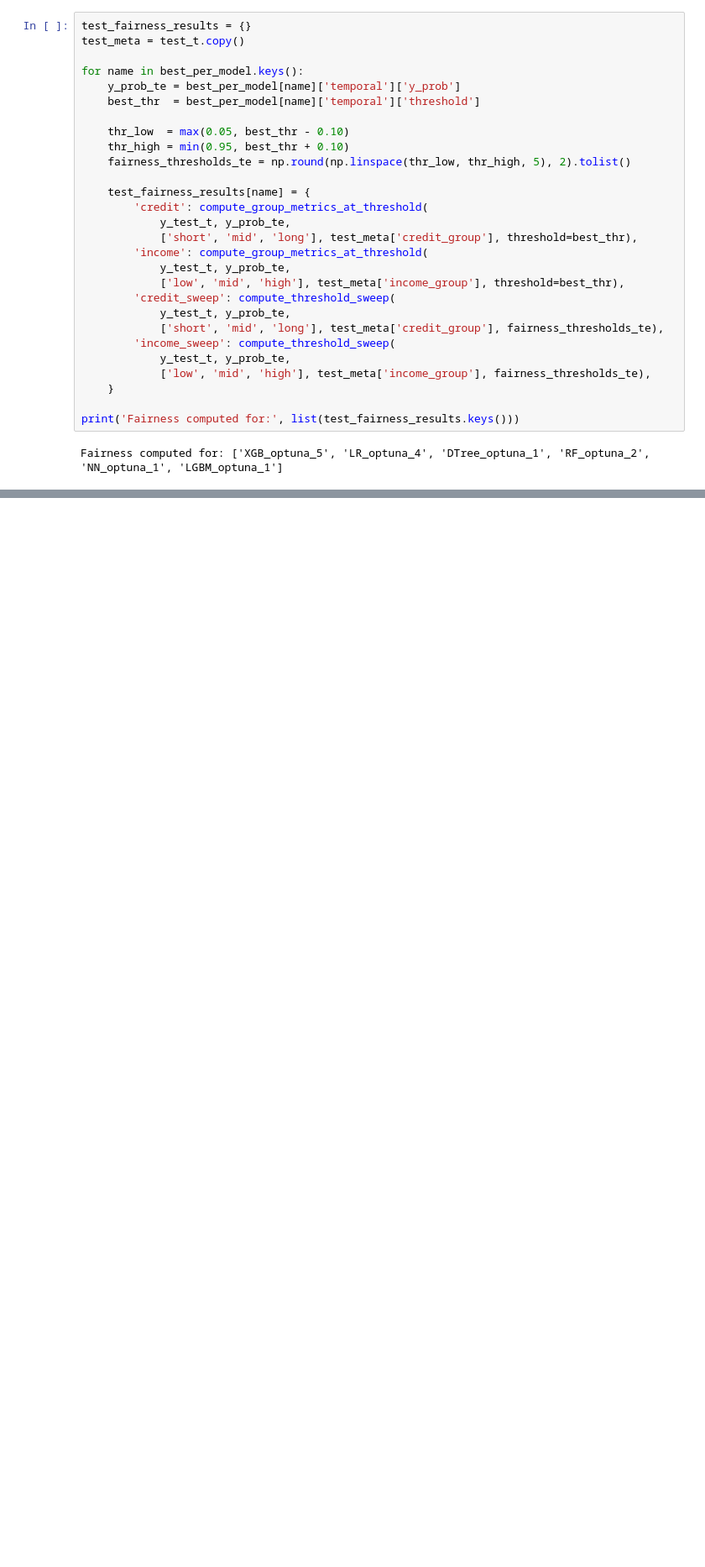
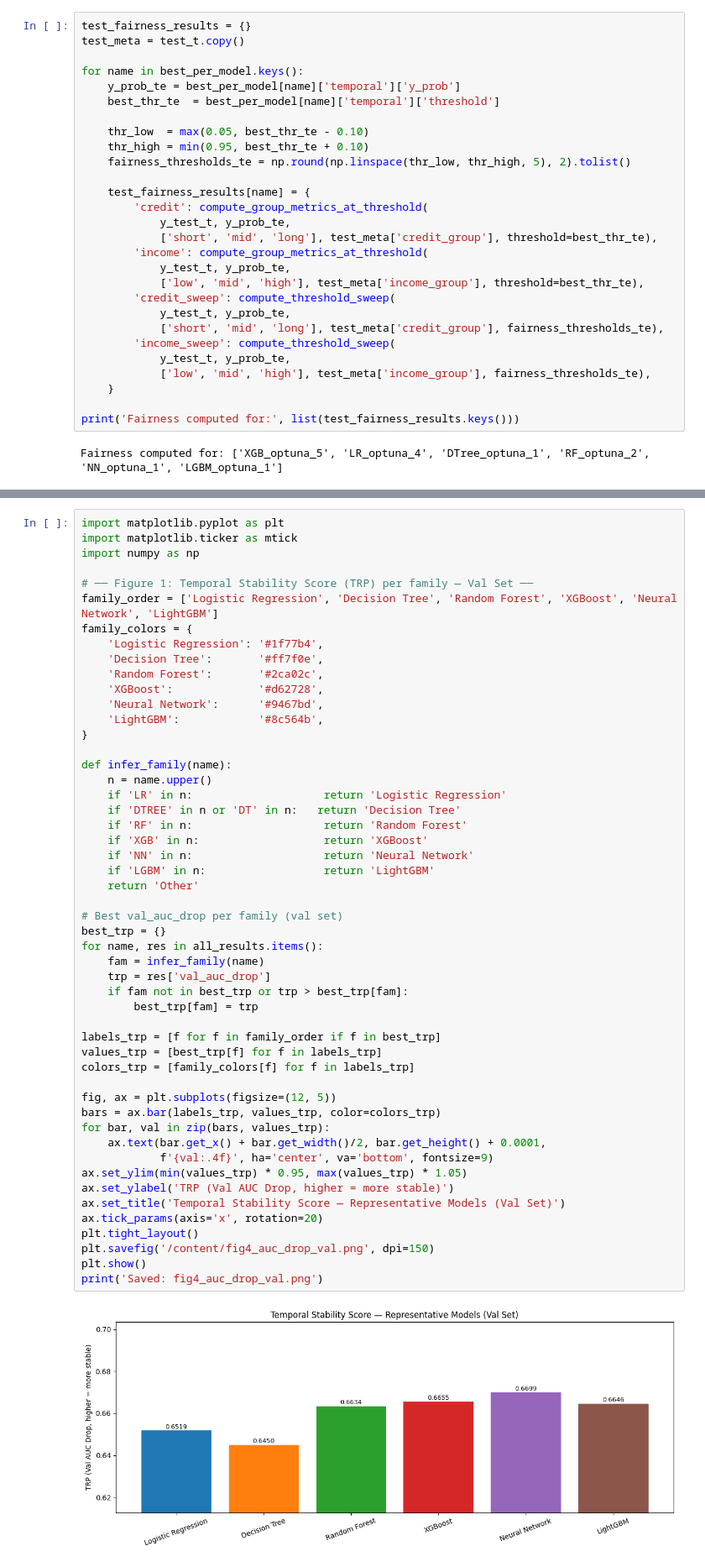
Before and after one commit to shree-sriadibhatla/CSCI-567-Project, a Jupyter notebook: lending_club_final_v8_2_new_auc_drop.ipynb, the cells around one changed output, grey strips where cells are left out. Shown at 84% size. Drawn from its saved outputs; the diff is of its cells as text; blank space fills up the shorter version.

```diff
--- a/lending_club_final_v8_2_new_auc_drop.ipynb
+++ b/lending_club_final_v8_2_new_auc_drop.ipynb
@@ -1366,19 +1364,19 @@ test_meta = test_t.copy()
 
 for name in best_per_model.keys():
     y_prob_te = best_per_model[name]['temporal']['y_prob']
-    best_thr  = best_per_model[name]['temporal']['threshold']
+    best_thr_te  = best_per_model[name]['temporal']['threshold']
 
-    thr_low  = max(0.05, best_thr - 0.10)
-    thr_high = min(0.95, best_thr + 0.10)
+    thr_low  = max(0.05, best_thr_te - 0.10)
+    thr_high = min(0.95, best_thr_te + 0.10)
     fairness_thresholds_te = np.round(np.linspace(thr_low, thr_high, 5), 2).tolist()
 
     test_fairness_results[name] = {
         'credit': compute_group_metrics_at_threshold(
             y_test_t, y_prob_te,
-            ['short', 'mid', 'long'], test_meta['credit_group'], threshold=best_thr),
+            ['short', 'mid', 'long'], test_meta['credit_group'], threshold=best_thr_te),
         'income': compute_group_metrics_at_threshold(
             y_test_t, y_prob_te,
-            ['low', 'mid', 'high'], test_meta['income_group'], threshold=best_thr),
+            ['low', 'mid', 'high'], test_meta['income_group'], threshold=best_thr_te),
         'credit_sweep': compute_threshold_sweep(
             y_test_t, y_prob_te,
             ['short', 'mid', 'long'], test_meta['credit_group'], fairness_thresholds_te),
@@ -1479,0 +1480,53 @@ DTree_optuna_1      0.14218             0.6723         0.6622   0.2124      0.44
+# %%
+import matplotlib.pyplot as plt
+import matplotlib.ticker as mtick
+import numpy as np
+
+# ── Figure 1: Temporal Stability Score (TRP) per family — Val Set ──
+family_order = ['Logistic Regression', 'Decision Tree', 'Random Forest', 'XGBoost', 'Neural Network', 'LightGBM']
+family_colors = {
+    'Logistic Regression': '#1f77b4',
+    'Decision Tree':       '#ff7f0e',
+    'Random Forest':       '#2ca02c',
+    'XGBoost':             '#d62728',
+    'Neural Network':      '#9467bd',
+    'LightGBM':            '#8c564b',
+}
+
+def infer_family(name):
+    n = name.upper()
+    if 'LR' in n:                    return 'Logistic Regression'
+    if 'DTREE' in n or 'DT' in n:   return 'Decision Tree'
+    if 'RF' in n:                    return 'Random Forest'
+    if 'XGB' in n:                   return 'XGBoost'
+    if 'NN' in n:                    return 'Neural Network'
+    if 'LGBM' in n:                  return 'LightGBM'
+    return 'Other'
+
+# Best val_auc_drop per family (val set)
+best_trp = {}
+for name, res in all_results.items():
+    fam = infer_family(name)
+    trp = res['val_auc_drop']
+    if fam not in best_trp or trp > best_trp[fam]:
+        best_trp[fam] = trp
+
+labels_trp = [f for f in family_order if f in best_trp]
+values_trp = [best_trp[f] for f in labels_trp]
+colors_trp = [family_colors[f] for f in labels_trp]
+
+fig, ax = plt.subplots(figsize=(12, 5))
+bars = ax.bar(labels_trp, values_trp, color=colors_trp)
+for bar, val in zip(bars, values_trp):
+    ax.text(bar.get_x() + bar.get_width()/2, bar.get_height() + 0.0001,
+            f'{val:.4f}', ha='center', va='bottom', fontsize=9)
+ax.set_ylim(min(values_trp) * 0.95, max(values_trp) * 1.05)
+ax.set_ylabel('TRP (Val AUC Drop, higher = more stable)')
+ax.set_title('Temporal Stability Score — Representative Models (Val Set)')
+ax.tick_params(axis='x', rotation=20)
+plt.tight_layout()
+plt.savefig('/content/fig4_auc_drop_val.png', dpi=150)
+plt.show()
+print('Saved: fig4_auc_drop_val.png')
+# %% [output]
+[figure, added]
```
Also changed, not shown: parts of 9 cells of this notebook, 1 other file.
